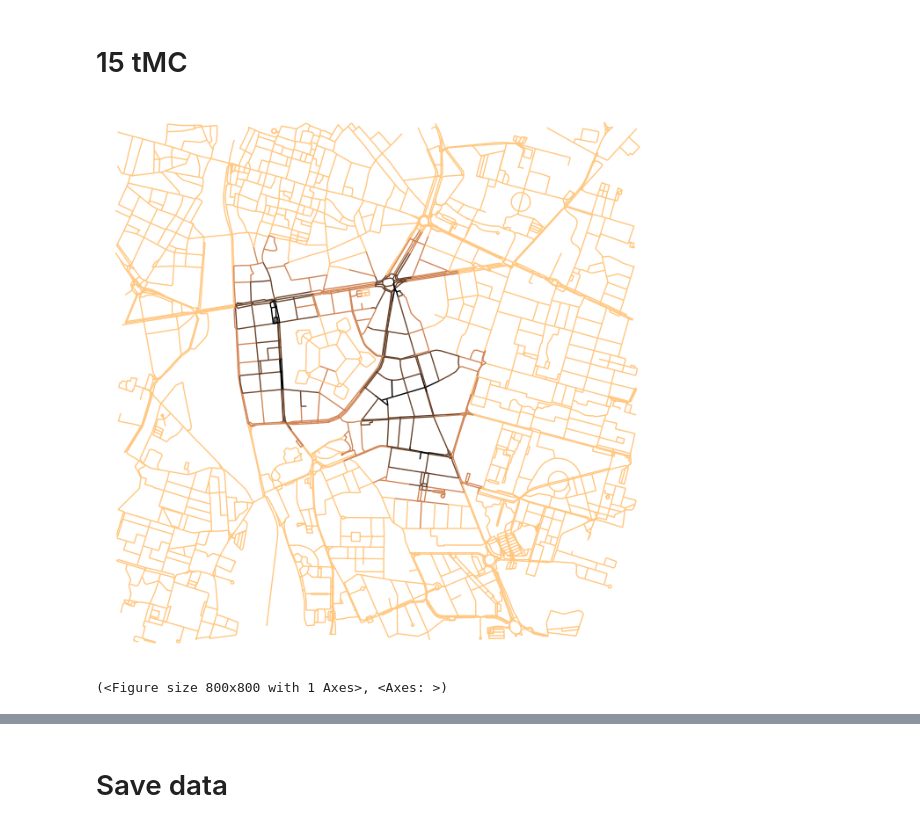
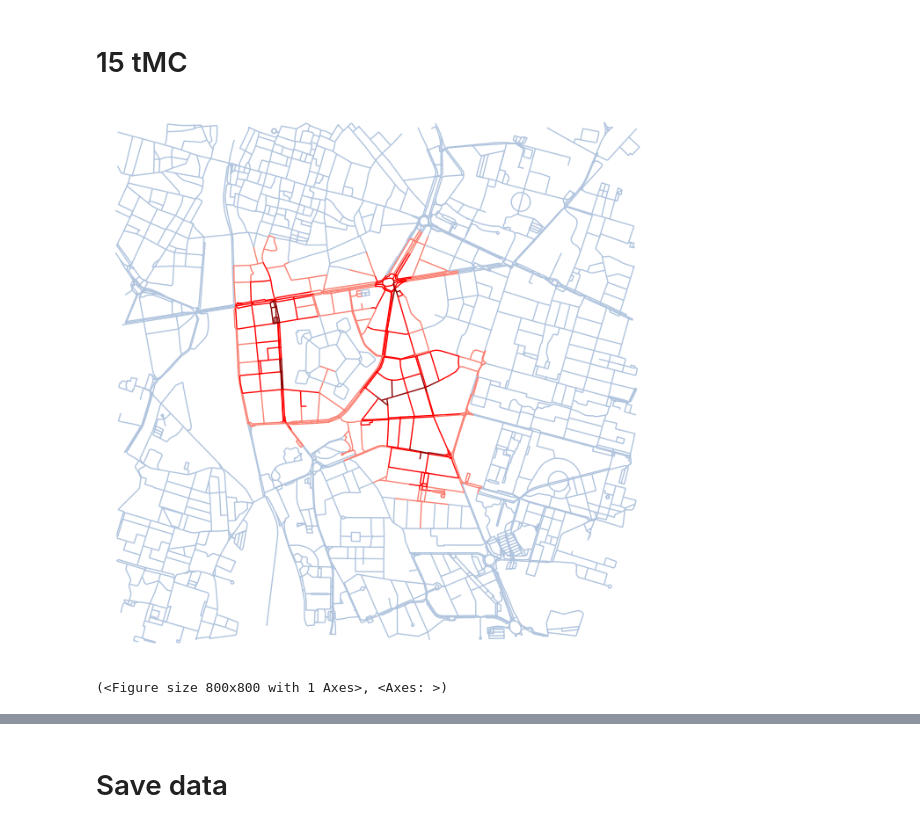
Before and after one commit to marcohoucheng/Algorithmic-Approach-to-15-Minute-City, a Jupyter notebook: test cases/graph_extract_Parma.ipynb, the cells around one changed output, grey strips where cells are left out. Drawn from its saved outputs; the diff is of its cells as text; code cells hidden in the pictures.

```diff
--- a/test cases/graph_extract_Parma.ipynb
+++ b/test cases/graph_extract_Parma.ipynb
@@ -17,7 +17,7 @@ import geopandas as gpd
 # Configure OSMnx
 ox.config(use_cache=False, log_console=True)
 # %%
-walking_speed = 0.60 # m/s
+walking_speed = 0.6 # m/s
 walking_speed = walking_speed * 60 # m/min
 # %%
 city_boxes = {'Rome': (41.9952, 41.7882, 12.6281, 12.3644), # north, south, east, west
@@ -430,16 +430,19 @@ ox.plot_graph(graph, bgcolor='w', node_size=0, edge_color=edge_cs, edge_linewidt
 half_max_threshold = 3
 
 half_colours = ox.plot.get_colors(n=half_max_threshold+1, cmap="copper") # cool, winter
+reds = ['darkred', 'red', 'salmon', 'lightsteelblue']
 
 edge_cs = [half_colours[half_max_threshold]] * len(graph.edges())
+edge_cs_red = [reds[half_max_threshold]] * len(graph.edges())
 
 for i, (u, v) in enumerate(graph.edges()):
     idx = int((max(find_key_of_value(MC_unique, u), find_key_of_value(MC_unique, v)))/5)
     if idx <= half_max_threshold:
         edge_cs[i] = half_colours[idx]
+        edge_cs_red[i] = reds[idx]
 # %%
-ox.plot_graph(graph, bgcolor='w', node_size=0, edge_color=edge_cs, edge_linewidth=1, edge_alpha=1)
+ox.plot_graph(graph, bgcolor='w', node_size=0, edge_color=edge_cs_red, edge_linewidth=1, edge_alpha=1)
 # %% [output]
-[figure, old version]
+[figure, new version]
 (<Figure size 800x800 with 1 Axes>, <Axes: >)
 # %%
```
Also changed, not shown: parts of 1 cell of this notebook, 3 other files.
